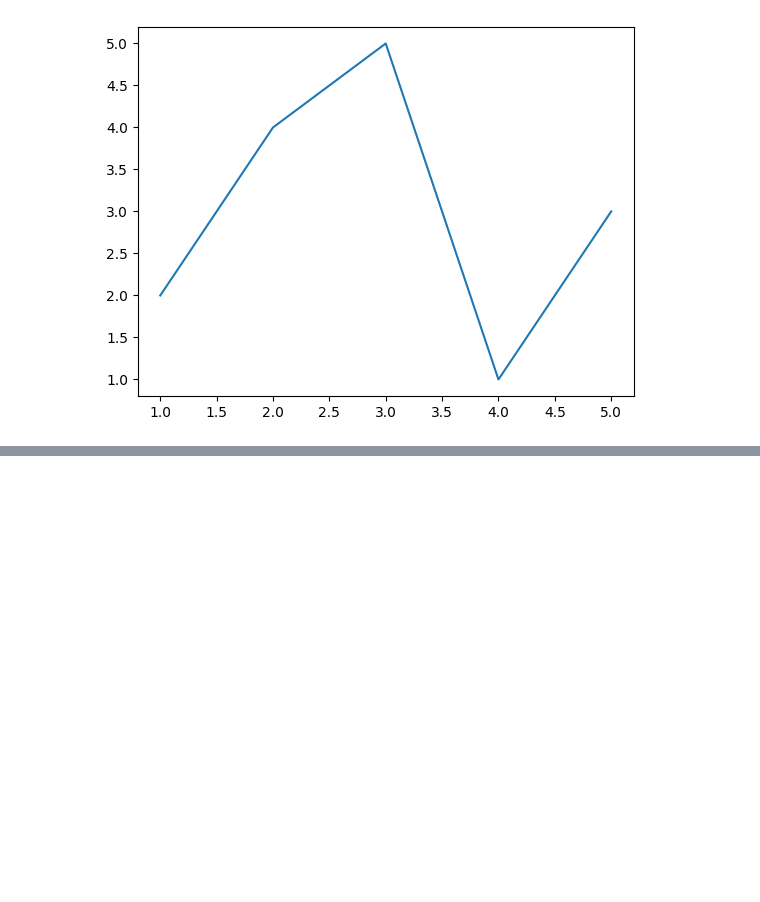
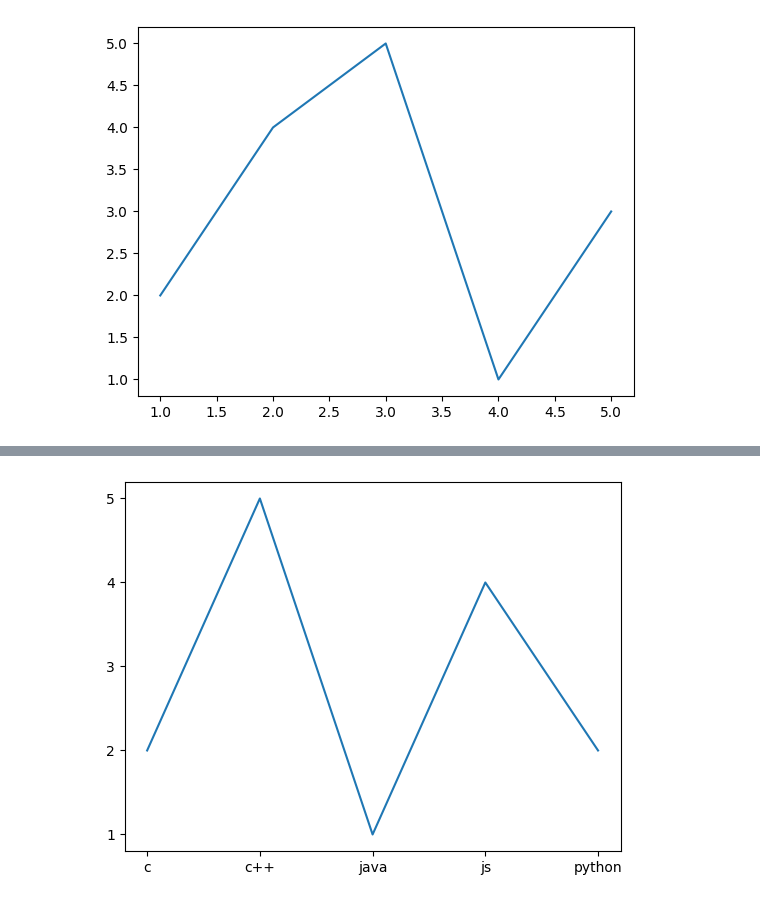
Before and after one commit to Tanay-Dwivedi/DADS-practice, a Jupyter notebook: Python/Matplotlib/matplotlib_practice2.ipynb, the cells around one changed output, grey strips where cells are left out. Drawn from its saved outputs; the diff is of its cells as text; code cells hidden in the pictures; blank space fills up the shorter version.

```diff
--- a/Python/Matplotlib/matplotlib_practice2.ipynb
+++ b/Python/Matplotlib/matplotlib_practice2.ipynb
@@ -495,0 +508,10 @@ plt.show()
+# %%
+x = [1,2,3,4,5]
+y = [2,5,1,4,2]
+
+plt.plot(x,y)
+plt.xticks(x, labels=["c", "c++", "java", "js", "python"])
+plt.yticks(x)
+plt.show()
+# %% [output]
+[figure, added]
```
Also changed, not shown: parts of 13 cells of this notebook.
